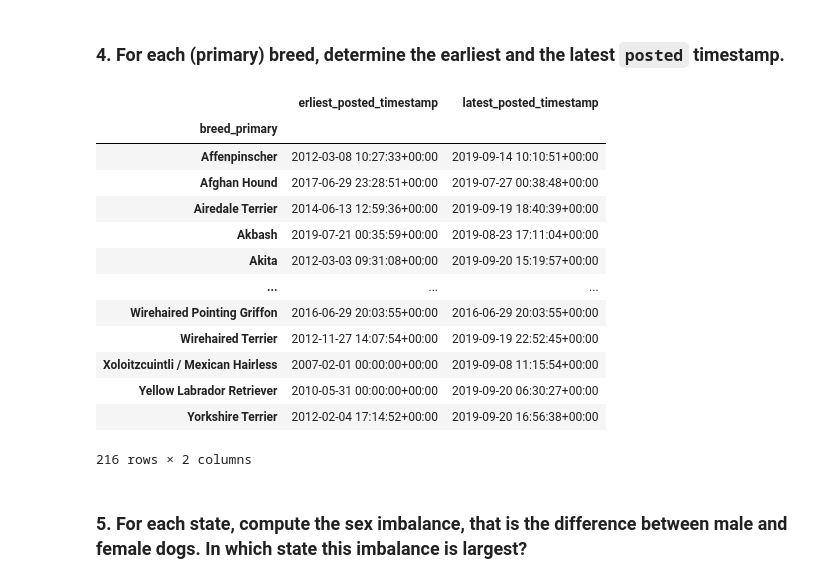
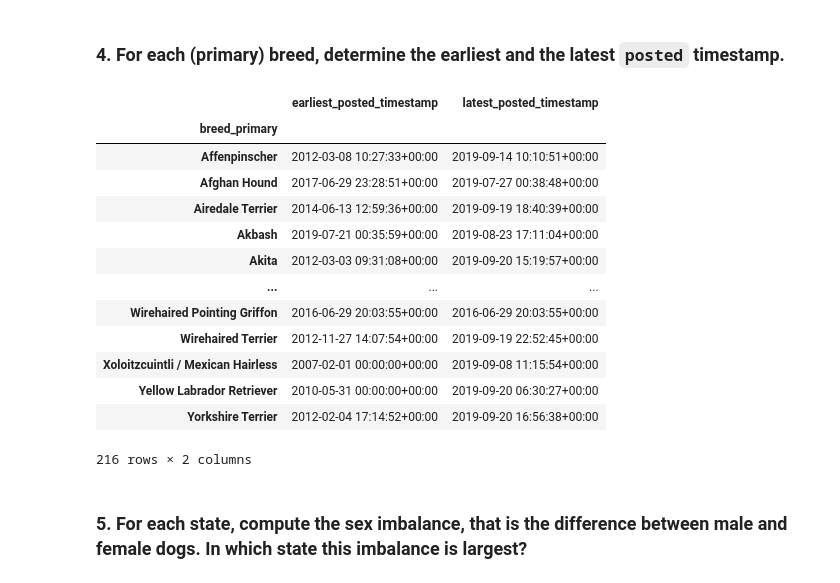
Before and after one commit to CoroTheBoss/CS-project, a Jupyter notebook: notebook.ipynb, the cells around one changed output. Drawn from its saved outputs; the diff is of its cells as text; code cells hidden in the pictures.

```diff
--- a/notebook.ipynb
+++ b/notebook.ipynb
@@ -74 +101,11 @@ Name: id, Length: 216, dtype: int64
+# %%
+# Correcting the "mixed breed" column
+dog.loc[dog["breed_secondary"] == "Mixed Breed", "breed_mixed"] = True
+dog.loc[dog["breed_secondary"].isnull(), "breed_mixed"] = False
+dog.loc[(dog["breed_secondary"] != "Mixed Breed") &
+        (dog["breed_secondary"].isnull() == False) &
+        (dog["breed_secondary"] == dog["breed_primary"]), "breed_mixed"] = False
+dog.loc[(dog["breed_secondary"] != "Mixed Breed") &
+        (dog["breed_secondary"].isnull() == False) &
+        (dog["breed_secondary"] != dog["breed_primary"]), "breed_mixed"] = True
 # %%
@@ -100,14 +141,14 @@ breed_tab
 # %%
 # Converting "posted" column for manipulating dates and times
 dog.posted = pd.to_datetime(dog.posted)
 # Grouping "posted" by the primary_breed and finding erliest and lates posted time for each group
 time_tab = dog.groupby("breed_primary")[["posted"]].min()
-time_tab["postedmin"] = dog.groupby("breed_primary")[["posted"]].max()
+time_tab["postedmax"] = dog.groupby("breed_primary")[["posted"]].max()
 # Renaming columns and printing dataframe
-time_tab.columns = ["erliest_posted_timestamp", "latest_posted_timestamp"]
+time_tab.columns = ["earliest_posted_timestamp","latest_posted_timestamp"]
 time_tab
 # %% [output]
-|  | erliest_posted_timestamp | latest_posted_timestamp |
+|  | earliest_posted_timestamp | latest_posted_timestamp |
 | breed_primary |  |  |
 | Affenpinscher | 2012-03-08 10:27:33+00:00 | 2019-09-14 10:10:51+00:00 |
 | Afghan Hound | 2017-06-29 23:28:51+00:00 | 2019-07-27 00:38:48+00:00 |
```
Also changed, not shown: parts of 23 cells of this notebook.
